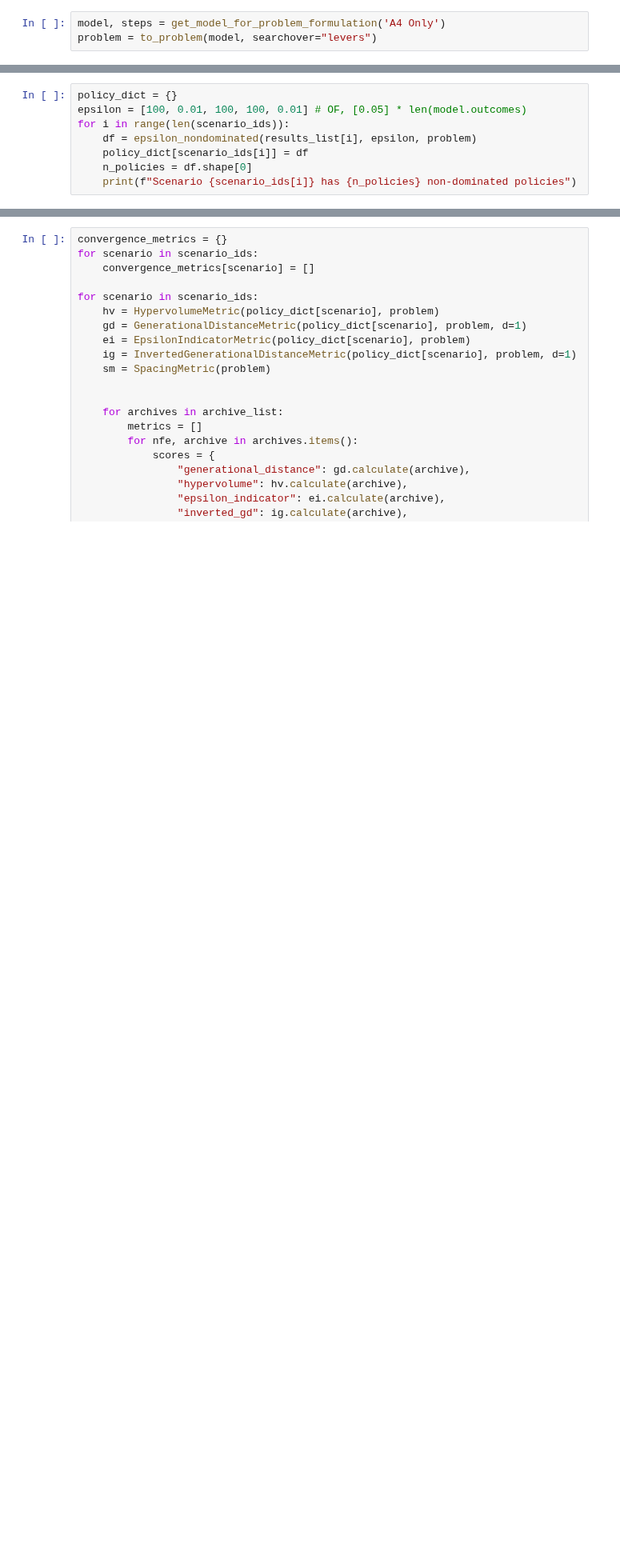
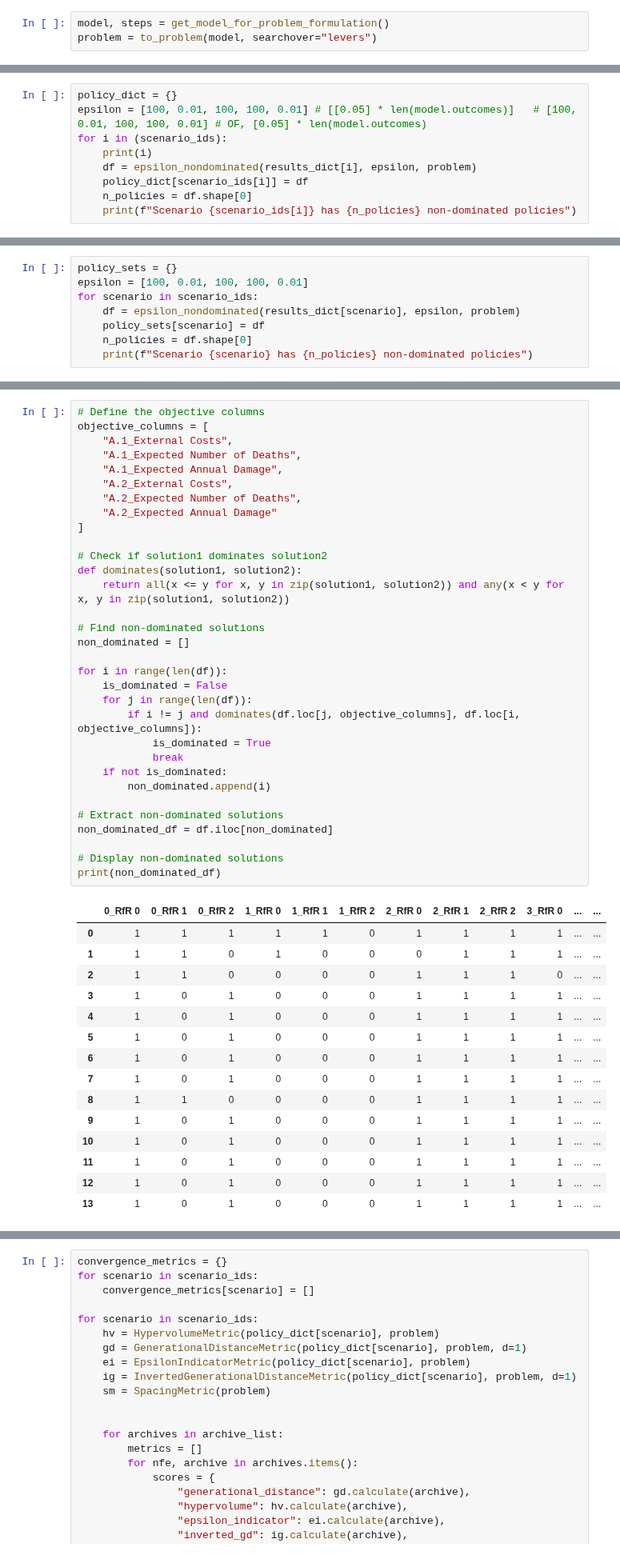
Before and after one commit to pherfkens/PROJECT_MBDM_GROUP1, a Jupyter notebook: final assignment/direchted_search.ipynb, the cells around one changed output, grey strips where cells are left out. Shown at 80% size. Cells and saved outputs as stored; diff of their text form; blank space fills up the shorter version.

```diff
--- a/final assignment/direchted_search.ipynb
+++ b/final assignment/direchted_search.ipynb
@@ -32,5 +33,5 @@ ema_logging.log_to_stderr(ema_logging.INFO)
 # %%
-model, steps = get_model_for_problem_formulation('A4 Only')
+model, steps = get_model_for_problem_formulation()
 problem = to_problem(model, searchover="levers")
 # %%
 # load the selected scenarios
@@ -77,8 +98,9 @@ for i in range(len(scenario_ids)):
 # %%
 policy_dict = {}
-epsilon = [100, 0.01, 100, 100, 0.01] # OF, [0.05] * len(model.outcomes)
-for i in range(len(scenario_ids)):
-    df = epsilon_nondominated(results_list[i], epsilon, problem)
+epsilon = [100, 0.01, 100, 100, 0.01] # [[0.05] * len(model.outcomes)]   # [100, 0.01, 100, 100, 0.01] # OF, [0.05] * len(model.outcomes)
+for i in (scenario_ids):
+    print(i)
+    df = epsilon_nondominated(results_dict[i], epsilon, problem)
     policy_dict[scenario_ids[i]] = df
     n_policies = df.shape[0]
     print(f"Scenario {scenario_ids[i]} has {n_policies} non-dominated policies")
@@ -84,0 +110,8 @@ for i in range(len(scenario_ids)):
+# %%
+policy_sets = {}
+epsilon = [100, 0.01, 100, 100, 0.01]
+for scenario in scenario_ids:
+    df = epsilon_nondominated(results_dict[scenario], epsilon, problem)
+    policy_sets[scenario] = df
+    n_policies = df.shape[0]
+    print(f"Scenario {scenario} has {n_policies} non-dominated policies")
@@ -84,0 +120,48 @@ for i in range(len(scenario_ids)):
+# %%
+# Define the objective columns
+objective_columns = [
+    "A.1_External Costs",
+    "A.1_Expected Number of Deaths",
+    "A.1_Expected Annual Damage",
+    "A.2_External Costs",
+    "A.2_Expected Number of Deaths",
+    "A.2_Expected Annual Damage"
+]
+
+# Check if solution1 dominates solution2
+def dominates(solution1, solution2):
+    return all(x <= y for x, y in zip(solution1, solution2)) and any(x < y for x, y in zip(solution1, solution2))
+
+# Find non-dominated solutions
+non_dominated = []
+
+for i in range(len(df)):
+    is_dominated = False
+    for j in range(len(df)):
+        if i != j and dominates(df.loc[j, objective_columns], df.loc[i, objective_columns]):
+            is_dominated = True
+            break
+    if not is_dominated:
+        non_dominated.append(i)
+
+# Extract non-dominated solutions
+non_dominated_df = df.iloc[non_dominated]
+
+# Display non-dominated solutions
+print(non_dominated_df)
+# %% [output]
+|  | 0_RfR 0 | 0_RfR 1 | 0_RfR 2 | 1_RfR 0 | 1_RfR 1 | 1_RfR 2 | 2_RfR 0 | 2_RfR 1 | 2_RfR 2 | 3_RfR 0 | ... | ... |
+| 0 | 1 | 1 | 1 | 1 | 1 | 0 | 1 | 1 | 1 | 1 | ... | ... |
+| 1 | 1 | 1 | 0 | 1 | 0 | 0 | 0 | 1 | 1 | 1 | ... | ... |
+| 2 | 1 | 1 | 0 | 0 | 0 | 0 | 1 | 1 | 1 | 0 | ... | ... |
+| 3 | 1 | 0 | 1 | 0 | 0 | 0 | 1 | 1 | 1 | 1 | ... | ... |
+| 4 | 1 | 0 | 1 | 0 | 0 | 0 | 1 | 1 | 1 | 1 | ... | ... |
+| 5 | 1 | 0 | 1 | 0 | 0 | 0 | 1 | 1 | 1 | 1 | ... | ... |
+| 6 | 1 | 0 | 1 | 0 | 0 | 0 | 1 | 1 | 1 | 1 | ... | ... |
+| 7 | 1 | 0 | 1 | 0 | 0 | 0 | 1 | 1 | 1 | 1 | ... | ... |
+| 8 | 1 | 1 | 0 | 0 | 0 | 0 | 1 | 1 | 1 | 1 | ... | ... |
+| 9 | 1 | 0 | 1 | 0 | 0 | 0 | 1 | 1 | 1 | 1 | ... | ... |
+| 10 | 1 | 0 | 1 | 0 | 0 | 0 | 1 | 1 | 1 | 1 | ... | ... |
+| 11 | 1 | 0 | 1 | 0 | 0 | 0 | 1 | 1 | 1 | 1 | ... | ... |
+| 12 | 1 | 0 | 1 | 0 | 0 | 0 | 1 | 1 | 1 | 1 | ... | ... |
+| 13 | 1 | 0 | 1 | 0 | 0 | 0 | 1 | 1 | 1 | 1 | ... | ... |
```
Also changed, not shown: parts of 8 cells of this notebook.
